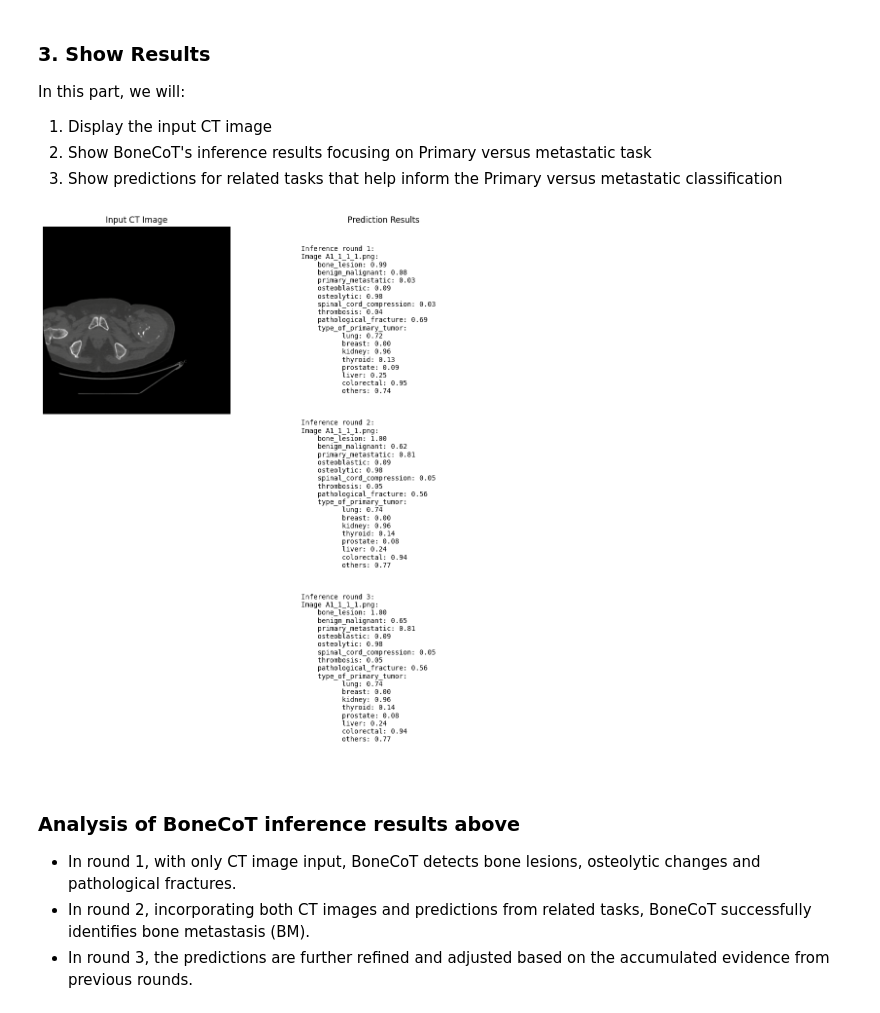
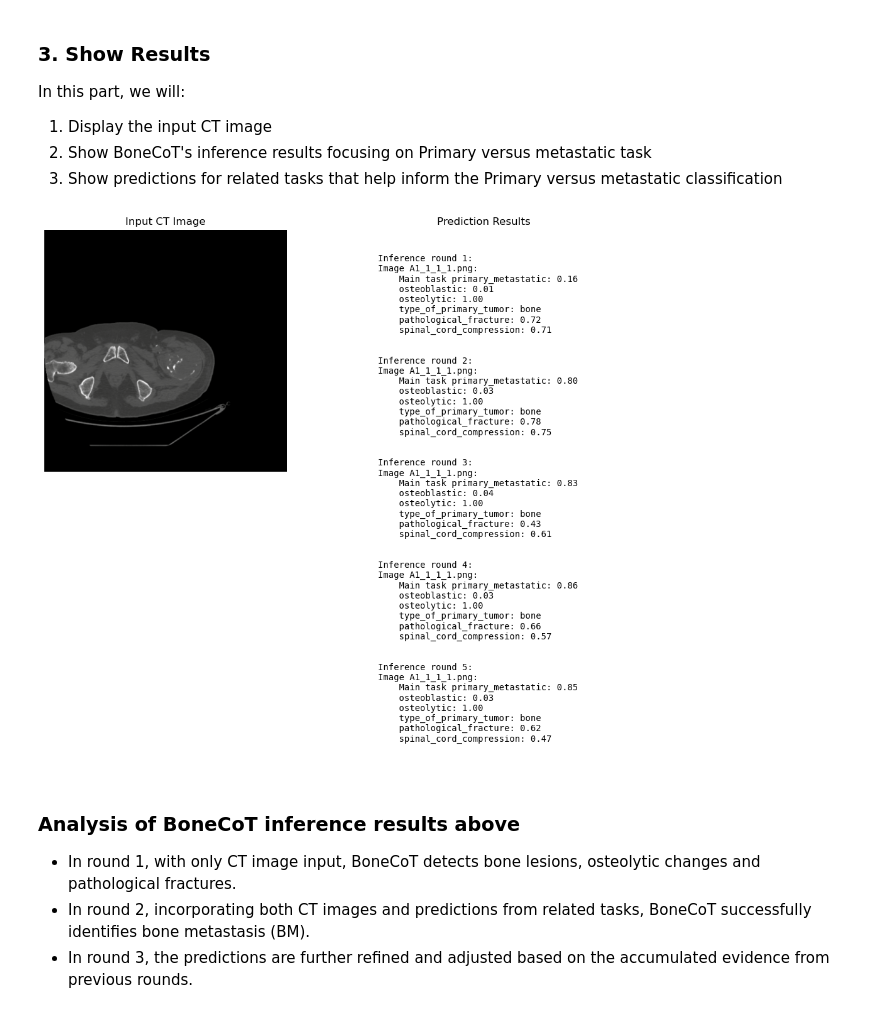
Before and after one commit to FrankZhangRp/BoneCoT, a Jupyter notebook: BoneCoT_inference.ipynb, the cells around one changed output. Drawn from its saved outputs; the diff is of its cells as text; code cells hidden in the pictures.

```diff
--- a/BoneCoT_inference.ipynb
+++ b/BoneCoT_inference.ipynb
@@ -50,19 +50,23 @@ if not os.path.exists(args.output_dir):
     os.makedirs(args.output_dir)
 
 # Set model checkpoint paths for each task relative to primary versus metastatic task in BoneCoT
+args.model.backbone_ckpt_path = './finetune/checkpoints/BoneFM.pth'
 # Each path points to a pretrained ViT-g/14 model for a specific diagnostic task
-args.model.cot_relative_model_dict['bone_lesion'] = 'finetune/models/checkpoints/bone_lesion.pth'
-args.model.cot_relative_model_dict['benign_malignant'] = 'finetune/models/checkpoints/benign_malignant.pth'
-args.model.cot_relative_model_dict['primary_metastatic'] = 'finetune/models/checkpoints/primary_metastatic.pth'
-args.model.cot_relative_model_dict['osteoblastic'] = 'finetune/models/checkpoints/osteoblastic.pth'
-args.model.cot_relative_model_dict['osteolytic'] = 'finetune/models/checkpoints/osteolytic.pth'
-args.model.cot_relative_model_dict['spinal_cord_compression'] = 'finetune/models/checkpoints/spinal_cord_compression.pth'
-args.model.cot_relative_model_dict['thrombosis'] = 'finetune/models/checkpoints/thrombosis.pth'
-args.model.cot_relative_model_dict['pathological_fracture'] = 'finetune/models/checkpoints/pathological_fracture.pth'
-args.model.cot_relative_model_dict['type_of_primary_tumor'] = 'finetune/models/checkpoints/type_of_primary_tumor.pth'
+args.model.model_ckpt_dict['primary_metastatic'] = './finetune/checkpoints/primary_metastatic.pth'
+args.model.model_ckpt_dict['osteoblastic'] = './finetune/checkpoints/osteoblastic.pth'
+args.model.model_ckpt_dict['osteolytic'] = './finetune/checkpoints/osteolytic.pth'
+args.model.model_ckpt_dict['spinal_cord_compression'] = './finetune/checkpoints/spinal_cord_compression.pth'
+args.model.model_ckpt_dict['pathological_fracture'] = './finetune/checkpoints/pathological_fracture.pth'
+args.model.model_ckpt_dict['type_of_primary_tumor'] = './finetune/checkpoints/type_of_primary_tumor.pth'
+
+# Get relative task list
+args.model.relative_task = [task for task in args.model.relative_task if task != args.model.main_task]
+
+# Get main task ckpt path
+args.model.main_task_ckpt_path = args.model.model_ckpt_dict[args.model.main_task]
 
 # BoneCoT inference rounds
-args.optim.epochs = 3
+args.optim.epochs = 5
 
 # Write final args to config.yaml file
 args_dict = vars(args)
@@ -155,9 +168,8 @@ test_df = pd.read_csv(args.data.test_dataset)
 
 # get task name list
 inference_task_list = []
-for task_name in args.model.cot_relative_model_dict.keys():
-    if os.path.exists(args.model.cot_relative_model_dict[task_name]):
-        inference_task_list.append(task_name)
+for task_name in args.model.relative_task:
+    inference_task_list.append(task_name)
 
 for n_round, npz_path in enumerate(npz_list):
     predictions_text.append(f"Inference round {n_round+1}:")
@@ -172,39 +184,39 @@ for n_round, npz_path in enumerate(npz_list):
         case_id, squence_id, slice_id, _ = keys
 
         predictions_text.append(f"Image {img_basename}:")
+        main_task_pred_str = f"    Main task {args.model.main_task}: {torch.sigmoid(torch.tensor(data[args.model.main_task][case_id][squence_id][img_basename]['outputs'][0])).item():.2f}"
+        predictions_text.append(main_task_pred_str)
 
         # Process each task for this image
         for task_name in inference_task_list:
             if task_name not in data.keys():
                 continue
 
             # Navigate through nested dict using keys
             result = data[task_name][case_id][squence_id]
 
             if result is not None:
                 if task_name == 'type_of_primary_tumor':
                     outputs = result[img_basename]['outputs']
                     pred = torch.sigmoid(torch.tensor(outputs)).numpy()
-                    tumor_list = ['lung', 'breast', 'kidney', 'thyroid', 'prostate', 'liver', 'colorectal', 'others']
-                    pred_str = ""
-                    for tumor_type, pred_value in zip(tumor_list, pred):
-                        pred_str += " "*10 +f"{tumor_type}: {pred_value:.2f}\n"
-                    predictions_text.append(f"    {task_name}:\n{pred_str}")
+                    tumor_list = ['lung', 'breast', 'kidney', 'thyroid', 'prostate', 'liver', 'colorectal', 'others', 'bone']
+                    max_pred_index = np.argmax(pred)
+                    predictions_text.append(f"    {task_name}: {tumor_list[max_pred_index]}")
                 else:
                     outputs = result[img_basename]['outputs'][0]
                     pred = torch.sigmoid(torch.tensor(outputs)).item()
                     predictions_text.append(f"    {task_name}: {pred:.2f}")
         predictions_text.append("\n")
 # Display predictions in right subplot
 ax2.text(0.1, 0.9, '\n'.join(predictions_text),
          verticalalignment='top',
          fontsize=10,
          fontfamily='monospace')
 ax2.set_title('Prediction Results')
 
 plt.show()
 # %% [output]
-[figure, old version]
+[figure, new version]
 # %% [markdown]
 ### Analysis of BoneCoT inference results above
 
```
Also changed, not shown: parts of 1 cell of this notebook, 7 other files.
